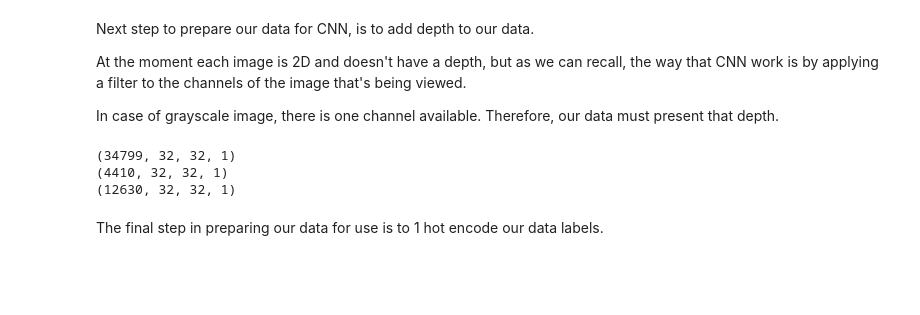
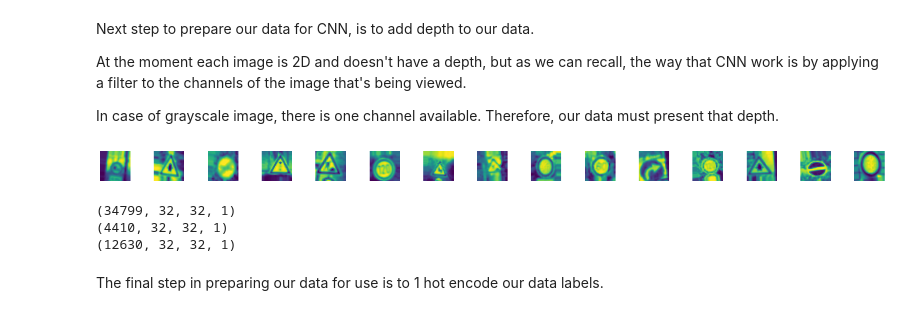
Before and after one commit to hpt1988/Applied-Deep-Learning_The-Complete-Self-Driving-Car-Course, a Jupyter notebook: traffic_signs/traffic_signs.ipynb, the cells around one changed output. Saved outputs shown, nothing was run; the diff lists cells and outputs as text; code cells hidden in the pictures; blank space fills up the shorter version.

```diff
--- a/traffic_signs/traffic_signs.ipynb
+++ b/traffic_signs/traffic_signs.ipynb
@@ -262,3 +317,25 @@ X_test = X_test.reshape(12630, 32, 32, 1)
+# %%
+# Call to our ImageDataGenerator to create some new images
+# batch_seze is an arbitrary value
+# Starting the process flowing of augmented data from the generator in batches
+# of 20
+batches = datagen.flow(X_train, y_train, batch_size=20)
+
+# next() function simply calls an iterator item, and retrieves the next item for
+# it.
+# As we defined our iterator to create  a batch size of 20, we get 20 new images
+# each time the next() function is called on the iterator
+X_batch, y_batch = next(batches)
+
+# Plotting to have a good view of augmented images
+fig, axs = plt.subplots(1, 15, figsize=(20, 5))
+fig.tight_layout()  # ensures that axes don't overlap
+
+for i in range(15):
+    axs[i].imshow(X_batch[i].reshape(32, 32))
+    axs[i].axis('off')
+# %% [output]
+[figure, added]
 # %%
 print(X_train.shape)
 print(X_val.shape)
```
Also changed, not shown: parts of 18 cells of this notebook, 4 other files.
